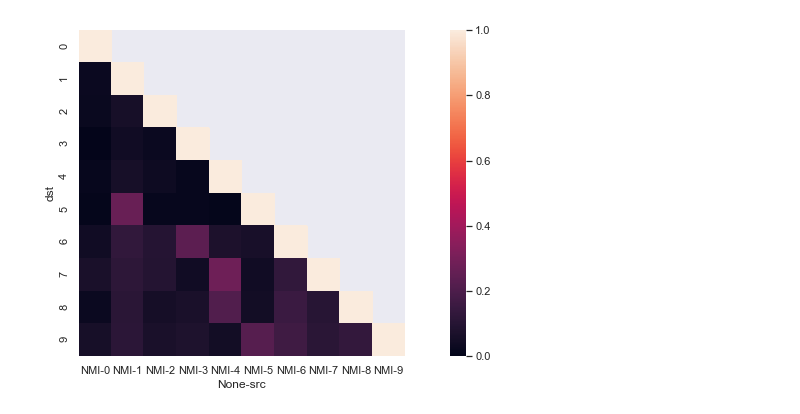
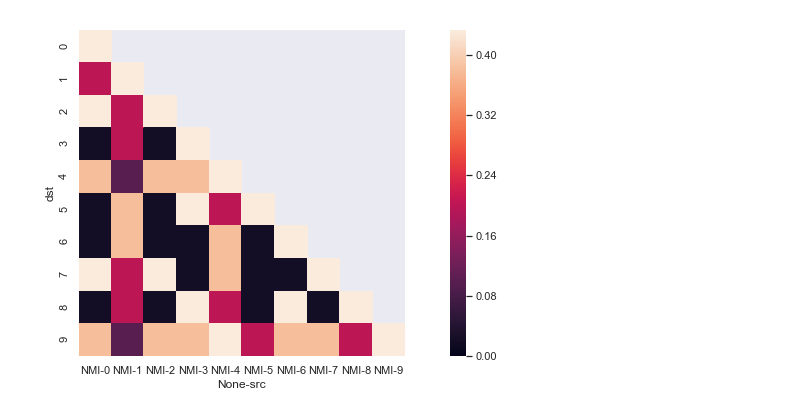
Before and after one commit to lucasvenez/mult, a Jupyter notebook: 04_00_normalized_mutual_information.ipynb, the cells around one changed output. Drawn from its saved outputs; the diff is of its cells as text; code cells hidden in the pictures.

Commit message:
Final Results

```diff
--- a/04_00_normalized_mutual_information.ipynb
+++ b/04_00_normalized_mutual_information.ipynb
@@ -7,0 +48,13 @@ from matplotlib import pyplot as plt
+# %%
+from collections import Counter
+
+BASEDIR='output/brfl'
+
+gene_list = []
+
+for file in os.listdir(BASEDIR):
+    if 'selected_genes' in file:
+        genes = pd.read_csv(os.path.join(BASEDIR, file), sep=',')['gene'].tolist()
+        gene_list += genes
+
+pd.Series(list(Counter(gene_list).values())).hist()
@@ -10,34 +66,35 @@ BASEDIR='output/brfl'
 
 gene_set = set()
 
 for file in os.listdir(BASEDIR):
-    if 'selected_genes' in file:
+    if 'selected_feats' in file:
         genes = pd.read_csv(os.path.join(BASEDIR, file), sep=',')['gene'].tolist()
         gene_set = gene_set.union(set(genes))
 
 gene_set = list(gene_set)
 
 flags = {}
 
 i = 0
 
 for file in os.listdir(BASEDIR):
-    if 'selected_genes' in file:
+    if 'selected_feats' in file:
         current_gene_set = pd.read_csv(os.path.join(BASEDIR, file), sep=',')['gene'].tolist()
         flags[i] = [int(g in current_gene_set) for g in gene_set]
         i += 1
 
 result = {'src': [], 'dst': [], 'NMI': []}
 
 for src in range(10):
     for dst in range(src, 10):
         result['src'].append(src)
         result['dst'].append(dst)
         result['NMI'].append(nmi(flags[src], flags[dst], average_method='arithmetic'))
 
 nmis = pd.DataFrame(result).set_index(['src', 'dst']).unstack(level=0)
 
 plt.figure(figsize=(16, 6))
-sns.heatmap(nmis, vmin=0.0, vmax=max(result['NMI']), square=True);
+
+sns.heatmap(nmis, vmin=0.0, vmax=max([o for o in result['NMI'] if o < 1]), square=True);
 # %% [output]
-[figure, old version]
+[figure, new version]
```
Also changed, not shown: parts of 4 cells of this notebook.
